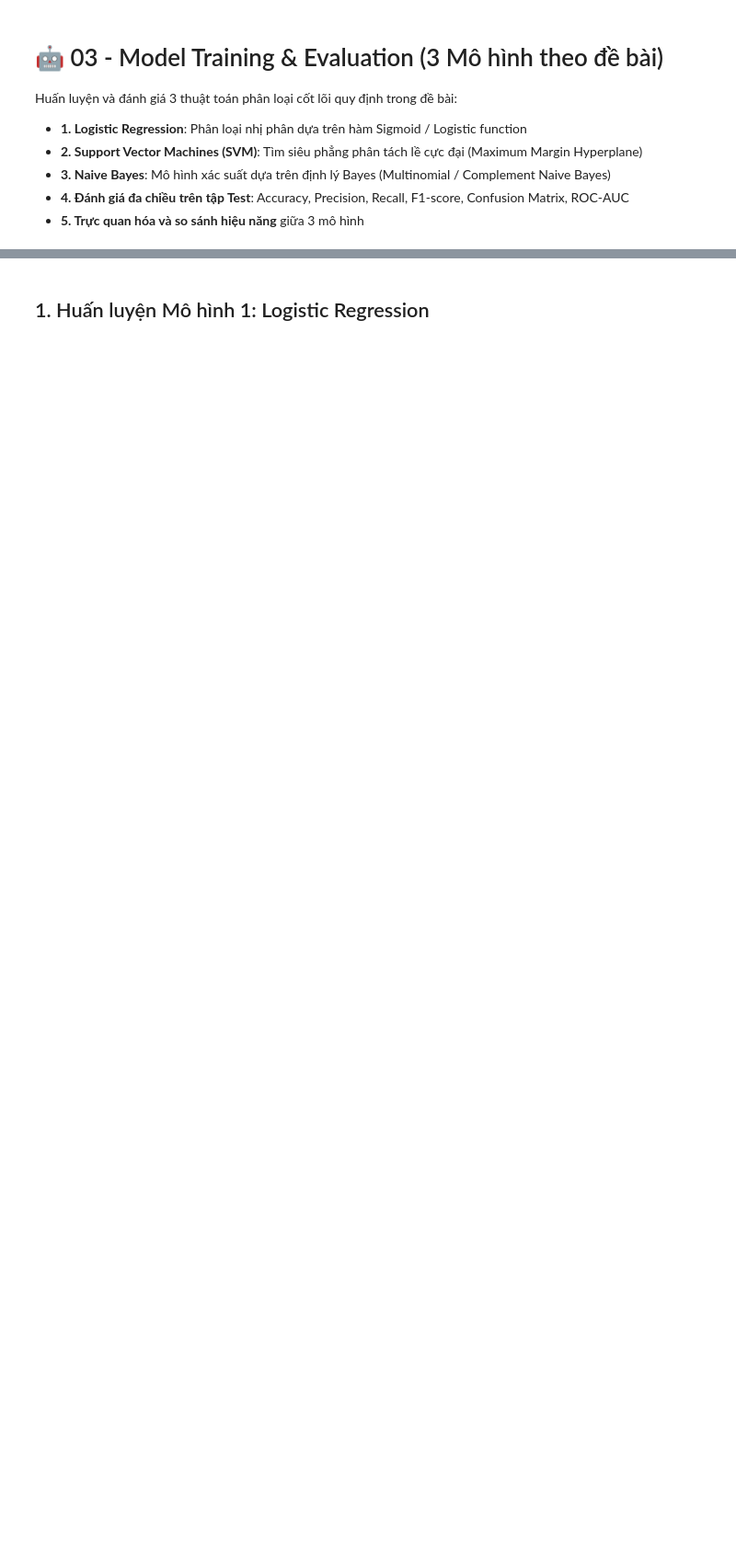
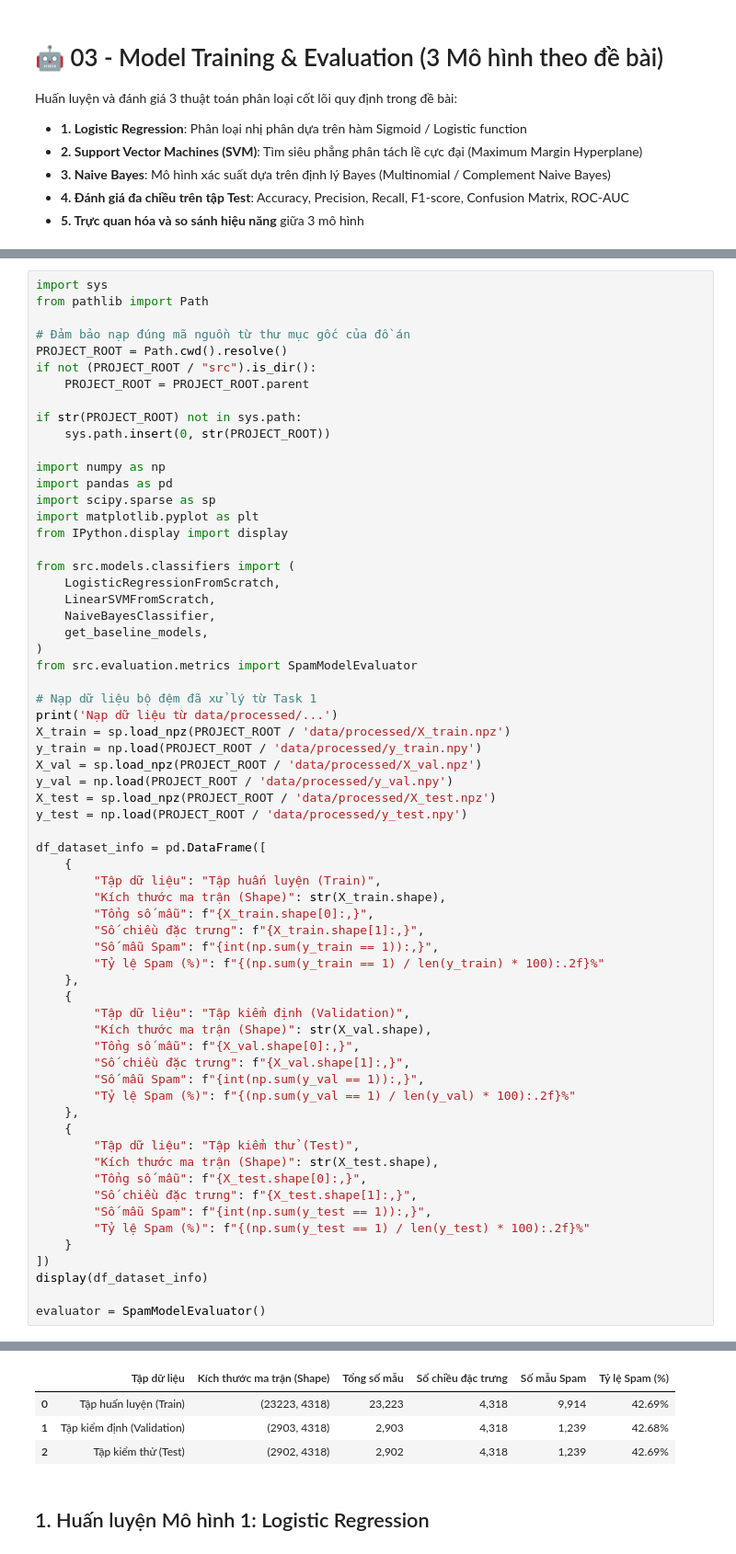
Before and after one commit to iamtien77/spam_classifier, a Jupyter notebook: notebooks/03_model_baseline_and_training.ipynb, the cells around one changed output, grey strips where cells are left out. Shown at 92% size. Cells and saved outputs as stored; diff of their text form; blank space fills up the shorter version.

```diff
--- a/notebooks/03_model_baseline_and_training.ipynb
+++ b/notebooks/03_model_baseline_and_training.ipynb
@@ -18,0 +10,65 @@ pass
+# %%
+import sys
+from pathlib import Path
+
+# Đảm bảo nạp đúng mã nguồn từ thư mục gốc của đồ án
+PROJECT_ROOT = Path.cwd().resolve()
+if not (PROJECT_ROOT / "src").is_dir():
+    PROJECT_ROOT = PROJECT_ROOT.parent
+
+if str(PROJECT_ROOT) not in sys.path:
+    sys.path.insert(0, str(PROJECT_ROOT))
+
+import numpy as np
+import pandas as pd
+import scipy.sparse as sp
+import matplotlib.pyplot as plt
+from IPython.display import display
+
+from src.models.classifiers import (
+    LogisticRegressionFromScratch,
+    LinearSVMFromScratch,
+    NaiveBayesClassifier,
+    get_baseline_models,
+)
+from src.evaluation.metrics import SpamModelEvaluator
+
+# Nạp dữ liệu bộ đệm đã xử lý từ Task 1
+print('Nạp dữ liệu từ data/processed/...')
+X_train = sp.load_npz(PROJECT_ROOT / 'data/processed/X_train.npz')
+y_train = np.load(PROJECT_ROOT / 'data/processed/y_train.npy')
+X_val = sp.load_npz(PROJECT_ROOT / 'data/processed/X_val.npz')
+y_val = np.load(PROJECT_ROOT / 'data/processed/y_val.npy')
+X_test = sp.load_npz(PROJECT_ROOT / 'data/processed/X_test.npz')
+y_test = np.load(PROJECT_ROOT / 'data/processed/y_test.npy')
+
+df_dataset_info = pd.DataFrame([
+    {
+        "Tập dữ liệu": "Tập huấn luyện (Train)",
+        "Kích thước ma trận (Shape)": str(X_train.shape),
+        "Tổng số mẫu": f"{X_train.shape[0]:,}",
+        "Số chiều đặc trưng": f"{X_train.shape[1]:,}",
+        "Số mẫu Spam": f"{int(np.sum(y_train == 1)):,}",
+        "Tỷ lệ Spam (%)": f"{(np.sum(y_train == 1) / len(y_train) * 100):.2f}%"
+    },
+    {
+        "Tập dữ liệu": "Tập kiểm định (Validation)",
+        "Kích thước ma trận (Shape)": str(X_val.shape),
+        "Tổng số mẫu": f"{X_val.shape[0]:,}",
+        "Số chiều đặc trưng": f"{X_val.shape[1]:,}",
+        "Số mẫu Spam": f"{int(np.sum(y_val == 1)):,}",
+        "Tỷ lệ Spam (%)": f"{(np.sum(y_val == 1) / len(y_val) * 100):.2f}%"
+    },
+    {
+        "Tập dữ liệu": "Tập kiểm thử (Test)",
+        "Kích thước ma trận (Shape)": str(X_test.shape),
+        "Tổng số mẫu": f"{X_test.shape[0]:,}",
+        "Số chiều đặc trưng": f"{X_test.shape[1]:,}",
+        "Số mẫu Spam": f"{int(np.sum(y_test == 1)):,}",
+        "Tỷ lệ Spam (%)": f"{(np.sum(y_test == 1) / len(y_test) * 100):.2f}%"
+    }
+])
+display(df_dataset_info)
+
+evaluator = SpamModelEvaluator()
+# %% [output]
@@ -19,2 +76,6 @@ pass
+|  | Tập dữ liệu | Kích thước ma trận (Shape) | Tổng số mẫu | Số chiều đặc trưng | Số mẫu Spam | Tỷ lệ Spam (%) |
+| 0 | Tập huấn luyện (Train) | (23223, 4318) | 23,223 | 4,318 | 9,914 | 42.69% |
+| 1 | Tập kiểm định (Validation) | (2903, 4318) | 2,903 | 4,318 | 1,239 | 42.68% |
+| 2 | Tập kiểm thử (Test) | (2902, 4318) | 2,902 | 4,318 | 1,239 | 42.69% |
 # %% [markdown]
 ## 1. Huấn luyện Mô hình 1: Logistic Regression
```
Also changed, not shown: parts of 10 cells of this notebook, 6 other files.
